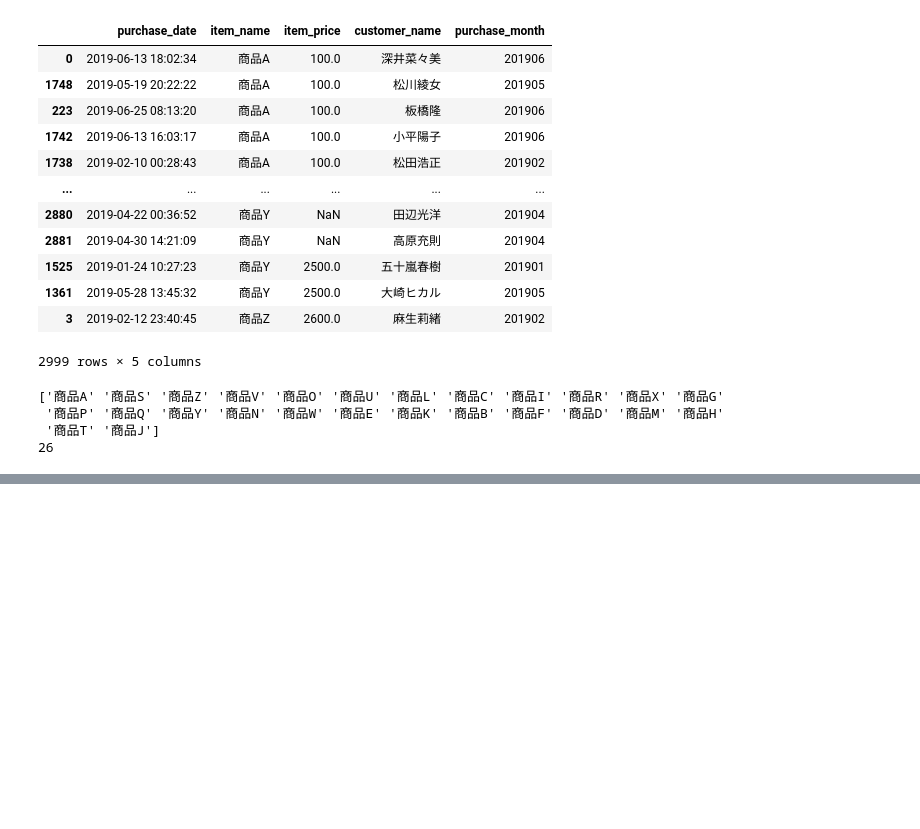
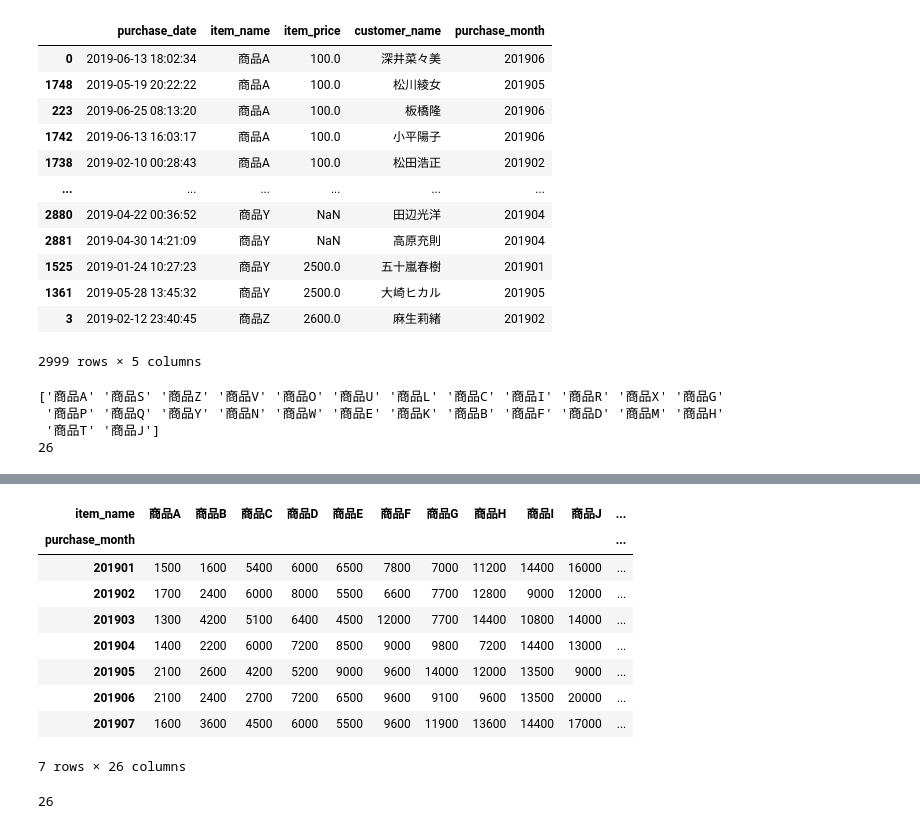
Before and after one commit to snjssk/data-analytics-lesson, a Jupyter notebook: lesson2/lesson2.ipynb, the cells around one changed output, grey strips where cells are left out. Cells and saved outputs as stored; diff of their text form; code cells hidden in the pictures; blank space fills up the shorter version.

```diff
--- a/lesson2/lesson2.ipynb
+++ b/lesson2/lesson2.ipynb
@@ -104,0 +153,18 @@ print(len(pd.unique(uriage_data.item_name)))
+# %%
+res = uriage_data.pivot_table(index='purchase_month', columns='item_name',  values='item_price', aggfunc='sum', fill_value=0)
+res
+# %% [output]
+| item_name | 商品A | 商品B | 商品C | 商品D | 商品E | 商品F | 商品G | 商品H | 商品I | 商品J | ... |
+| purchase_month |  |  |  |  |  |  |  |  |  |  | ... |
+| 201901 | 1500 | 1600 | 5400 | 6000 | 6500 | 7800 | 7000 | 11200 | 14400 | 16000 | ... |
+| 201902 | 1700 | 2400 | 6000 | 8000 | 5500 | 6600 | 7700 | 12800 | 9000 | 12000 | ... |
+| 201903 | 1300 | 4200 | 5100 | 6400 | 4500 | 12000 | 7700 | 14400 | 10800 | 14000 | ... |
+| 201904 | 1400 | 2200 | 6000 | 7200 | 8500 | 9000 | 9800 | 7200 | 14400 | 13000 | ... |
+| 201905 | 2100 | 2600 | 4200 | 5200 | 9000 | 9600 | 14000 | 12000 | 13500 | 9000 | ... |
+| 201906 | 2100 | 2400 | 2700 | 7200 | 6500 | 9600 | 9100 | 9600 | 13500 | 20000 | ... |
+| 201907 | 1600 | 3600 | 4500 | 6000 | 5500 | 9600 | 11900 | 13600 | 14400 | 17000 | ... |
+7 rows × 26 columns
+# %%
+print(len(pd.unique(uriage_data.item_name)))
+# %% [output]
+26
```
Also changed, not shown: parts of 12 cells of this notebook.
